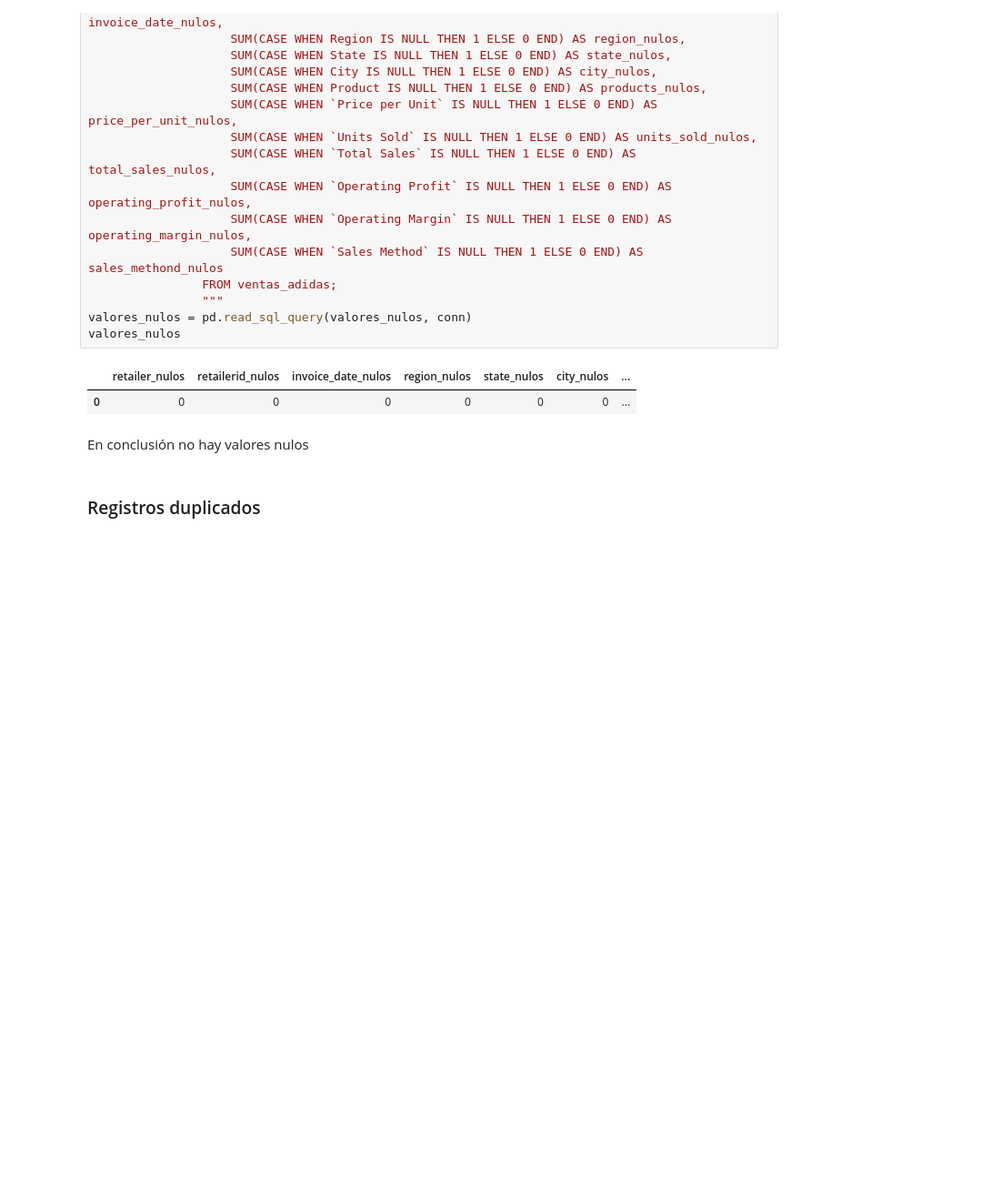
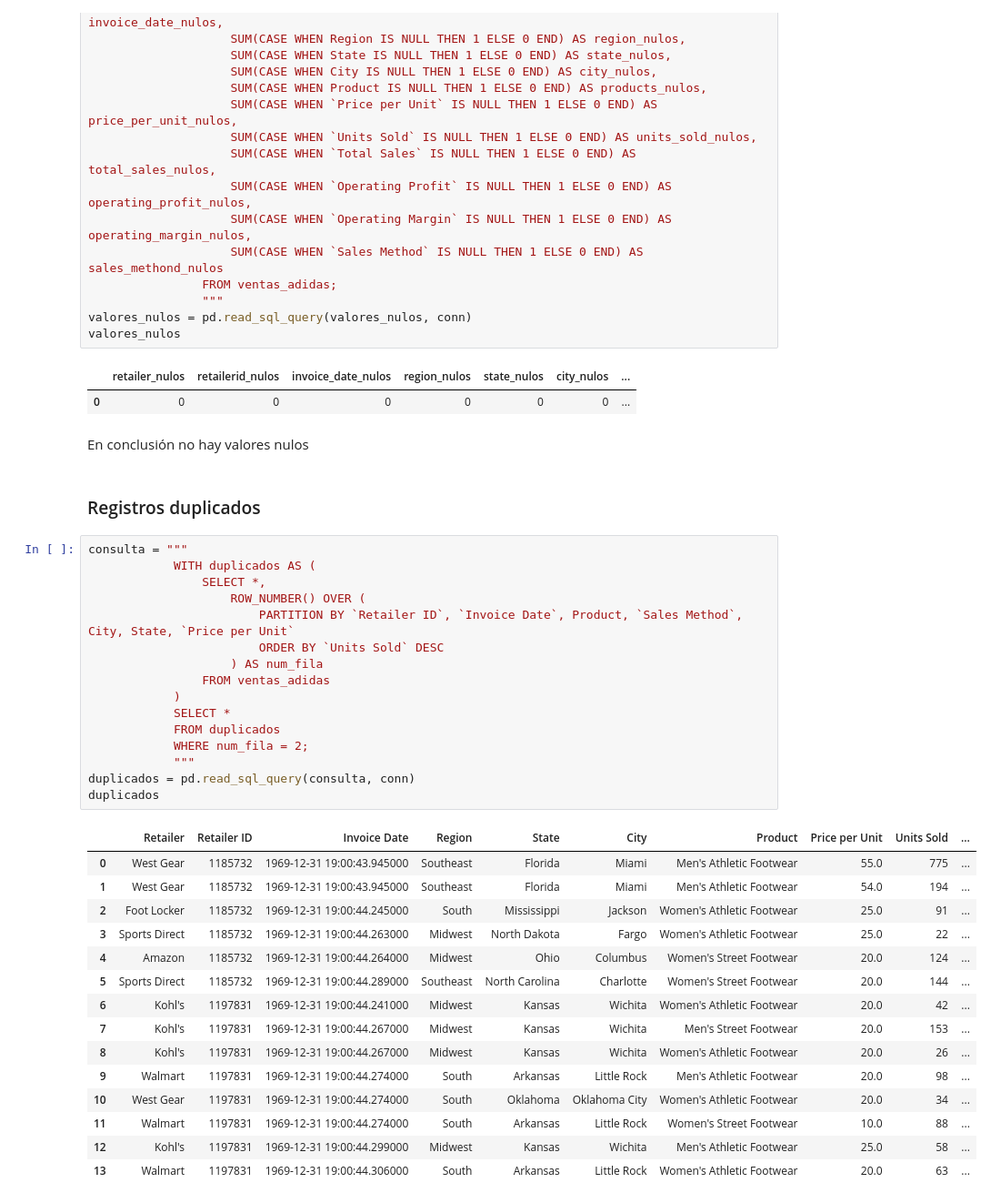
Before and after one commit to Dilmer-Rojas/Ventas_Adidas, a Jupyter notebook: notebooks/1.eda_rapido.ipynb, the cells around one changed output. Shown at 91% size. Saved outputs shown, nothing was run; the diff lists cells and outputs as text; blank space fills up the shorter version.

Commit message:
adidas

```diff
--- a/notebooks/1.eda_rapido.ipynb
+++ b/notebooks/1.eda_rapido.ipynb
@@ -118,3 +118,35 @@ valores_nulos
 En conclusión no hay valores nulos
 # %% [markdown]
 ### Registros duplicados
+# %%
+consulta = """
+            WITH duplicados AS (
+                SELECT *,
+                    ROW_NUMBER() OVER (
+                        PARTITION BY `Retailer ID`, `Invoice Date`, Product, `Sales Method`, City, State, `Price per Unit`
+                        ORDER BY `Units Sold` DESC
+                    ) AS num_fila
+                FROM ventas_adidas
+            )
+            SELECT *
+            FROM duplicados
+            WHERE num_fila = 2;
+            """
+duplicados = pd.read_sql_query(consulta, conn)
+duplicados
+# %% [output]
+|  | Retailer | Retailer ID | Invoice Date | Region | State | City | Product | Price per Unit | Units Sold | ... |
+| 0 | West Gear | 1185732 | 1969-12-31 19:00:43.945000 | Southeast | Florida | Miami | Men's Athletic Footwear | 55.0 | 775 | ... |
+| 1 | West Gear | 1185732 | 1969-12-31 19:00:43.945000 | Southeast | Florida | Miami | Men's Athletic Footwear | 54.0 | 194 | ... |
+| 2 | Foot Locker | 1185732 | 1969-12-31 19:00:44.245000 | South | Mississippi | Jackson | Women's Athletic Footwear | 25.0 | 91 | ... |
+| 3 | Sports Direct | 1185732 | 1969-12-31 19:00:44.263000 | Midwest | North Dakota | Fargo | Women's Athletic Footwear | 25.0 | 22 | ... |
+| 4 | Amazon | 1185732 | 1969-12-31 19:00:44.264000 | Midwest | Ohio | Columbus | Women's Street Footwear | 20.0 | 124 | ... |
+| 5 | Sports Direct | 1185732 | 1969-12-31 19:00:44.289000 | Southeast | North Carolina | Charlotte | Women's Street Footwear | 20.0 | 144 | ... |
+| 6 | Kohl's | 1197831 | 1969-12-31 19:00:44.241000 | Midwest | Kansas | Wichita | Women's Athletic Footwear | 20.0 | 42 | ... |
+| 7 | Kohl's | 1197831 | 1969-12-31 19:00:44.267000 | Midwest | Kansas | Wichita | Men's Street Footwear | 20.0 | 153 | ... |
+| 8 | Kohl's | 1197831 | 1969-12-31 19:00:44.267000 | Midwest | Kansas | Wichita | Women's Athletic Footwear | 20.0 | 26 | ... |
+| 9 | Walmart | 1197831 | 1969-12-31 19:00:44.274000 | South | Arkansas | Little Rock | Men's Athletic Footwear | 20.0 | 98 | ... |
+| 10 | West Gear | 1197831 | 1969-12-31 19:00:44.274000 | South | Oklahoma | Oklahoma City | Women's Athletic Footwear | 20.0 | 34 | ... |
+| 11 | Walmart | 1197831 | 1969-12-31 19:00:44.274000 | South | Arkansas | Little Rock | Women's Street Footwear | 10.0 | 88 | ... |
+| 12 | Kohl's | 1197831 | 1969-12-31 19:00:44.299000 | Midwest | Kansas | Wichita | Men's Athletic Footwear | 25.0 | 58 | ... |
+| 13 | Walmart | 1197831 | 1969-12-31 19:00:44.306000 | South | Arkansas | Little Rock | Women's Athletic Footwear | 20.0 | 63 | ... |
```
Also changed, not shown: parts of 1 cell of this notebook.
